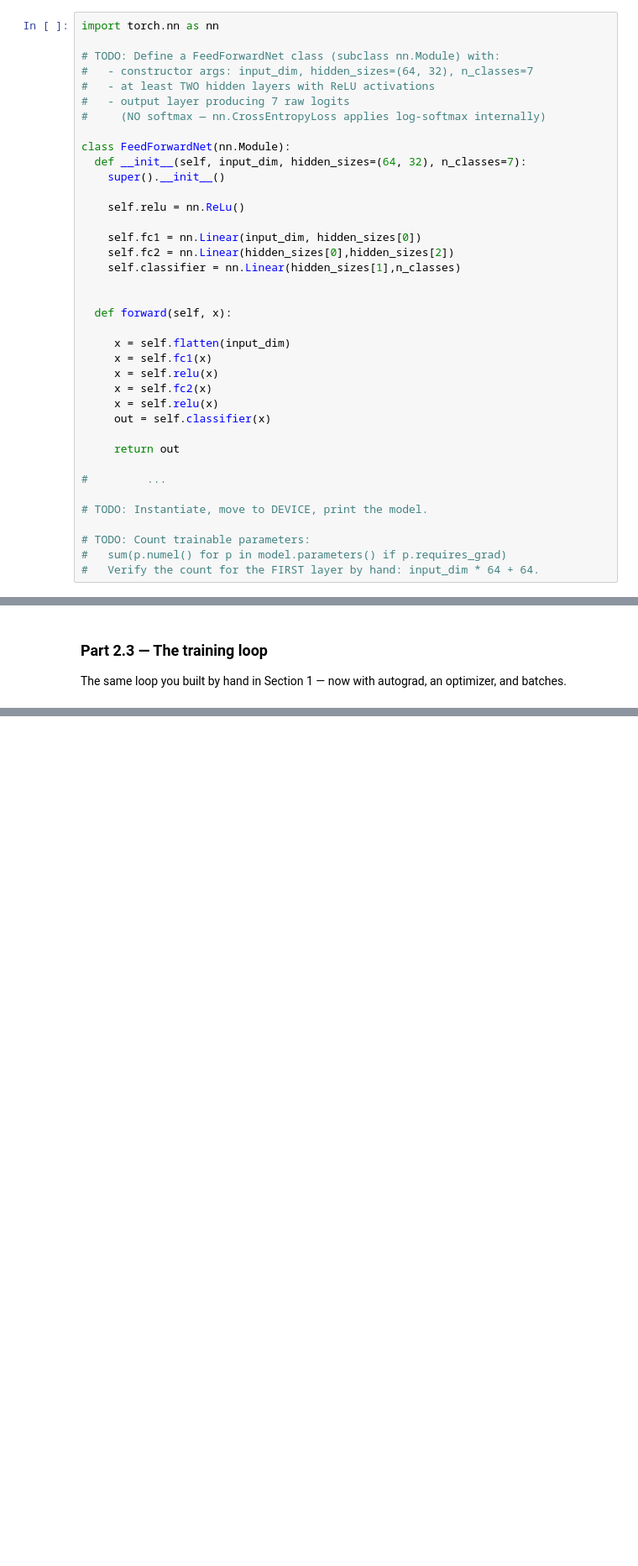
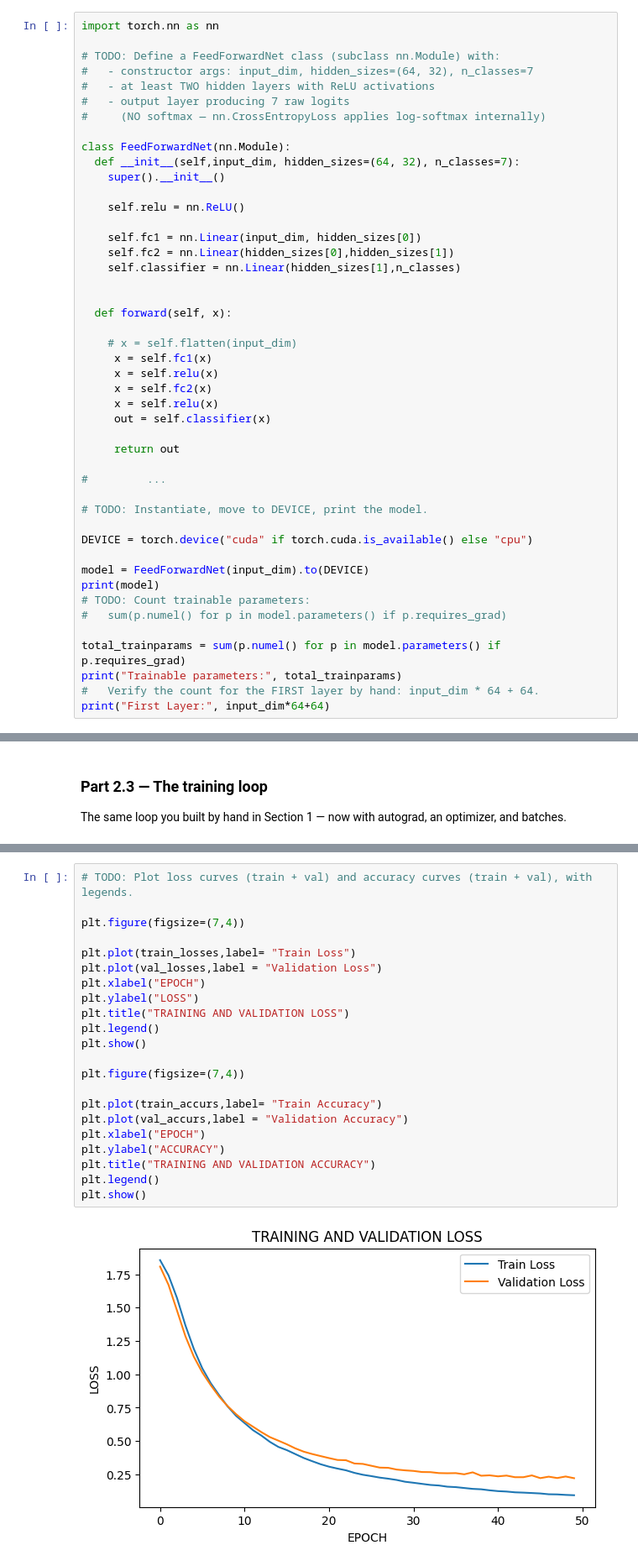
Before and after one commit to joyy-atschool/lab-3, a Jupyter notebook: lab_3.ipynb, the cells around one changed output, grey strips where cells are left out. Shown at 84% size. Cells and saved outputs as stored; diff of their text form; blank space fills up the shorter version.

```diff
--- a/lab_3.ipynb
+++ b/lab_3.ipynb
@@ -532,19 +532,19 @@ import torch.nn as nn
 #     (NO softmax — nn.CrossEntropyLoss applies log-softmax internally)
 
 class FeedForwardNet(nn.Module):
-  def __init__(self, input_dim, hidden_sizes=(64, 32), n_classes=7):
+  def __init__(self,input_dim, hidden_sizes=(64, 32), n_classes=7):
     super().__init__()
 
-    self.relu = nn.ReLu()
+    self.relu = nn.ReLU()
 
     self.fc1 = nn.Linear(input_dim, hidden_sizes[0])
-    self.fc2 = nn.Linear(hidden_sizes[0],hidden_sizes[2])
+    self.fc2 = nn.Linear(hidden_sizes[0],hidden_sizes[1])
     self.classifier = nn.Linear(hidden_sizes[1],n_classes)
 
 
   def forward(self, x):
 
-     x = self.flatten(input_dim)
+    # x = self.flatten(input_dim)
      x = self.fc1(x)
      x = self.relu(x)
      x = self.fc2(x)
@@ -557,6 +557,14 @@ class FeedForwardNet(nn.Module):
 
 # TODO: Instantiate, move to DEVICE, print the model.
 
+DEVICE = torch.device("cuda" if torch.cuda.is_available() else "cpu")
+
+model = FeedForwardNet(input_dim).to(DEVICE)
+print(model)
 # TODO: Count trainable parameters:
 #   sum(p.numel() for p in model.parameters() if p.requires_grad)
+
+total_trainparams = sum(p.numel() for p in model.parameters() if p.requires_grad)
+print("Trainable parameters:", total_trainparams)
 #   Verify the count for the FIRST layer by hand: input_dim * 64 + 64.
+print("First Layer:", input_dim*64+64)
@@ -590,0 +679,24 @@ The same loop you built by hand in Section 1 — now with autograd, an optimizer
+# %%
+# TODO: Plot loss curves (train + val) and accuracy curves (train + val), with legends.
+
+plt.figure(figsize=(7,4))
+
+plt.plot(train_losses,label= "Train Loss")
+plt.plot(val_losses,label = "Validation Loss")
+plt.xlabel("EPOCH")
+plt.ylabel("LOSS")
+plt.title("TRAINING AND VALIDATION LOSS")
+plt.legend()
+plt.show()
+
+plt.figure(figsize=(7,4))
+
+plt.plot(train_accurs,label= "Train Accuracy")
+plt.plot(val_accurs,label = "Validation Accuracy")
+plt.xlabel("EPOCH")
+plt.ylabel("ACCURACY")
+plt.title("TRAINING AND VALIDATION ACCURACY")
+plt.legend()
+plt.show()
+# %% [output]
+[figure, added]
```
Also changed, not shown: parts of 3 cells of this notebook.
